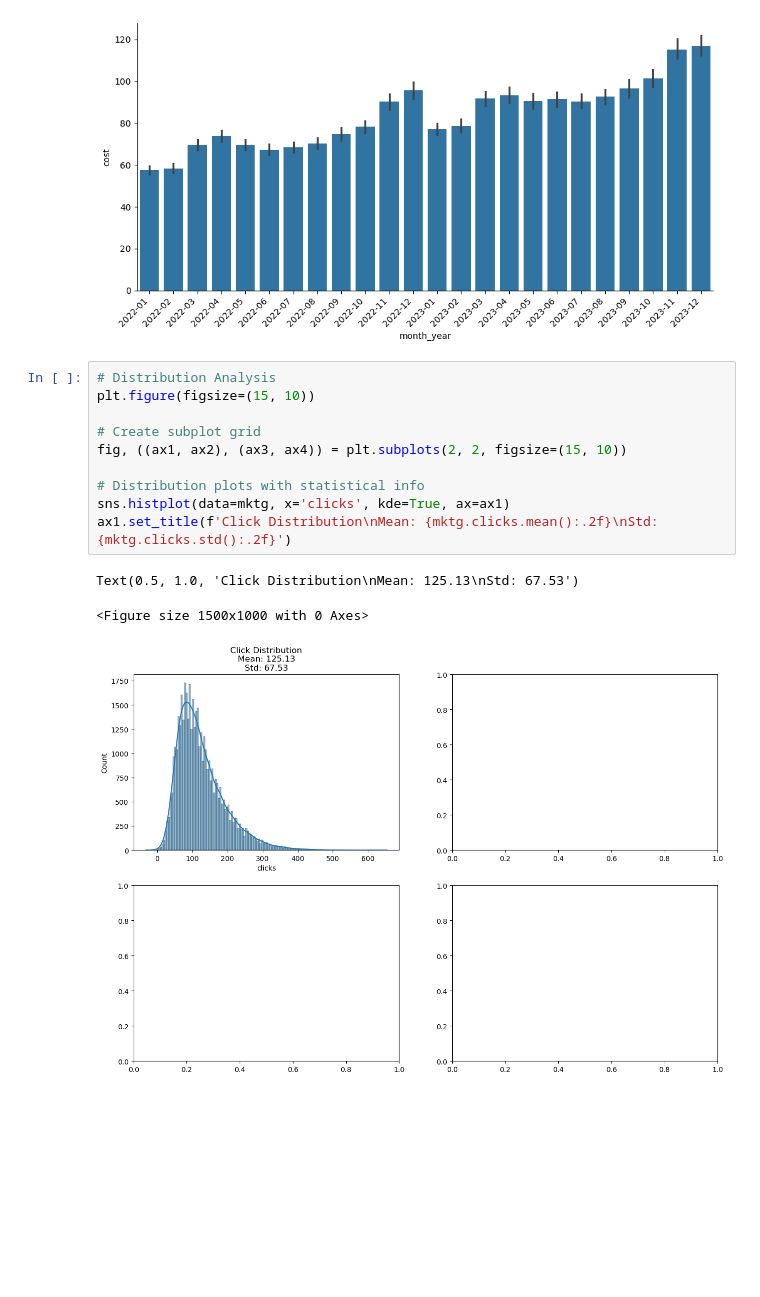
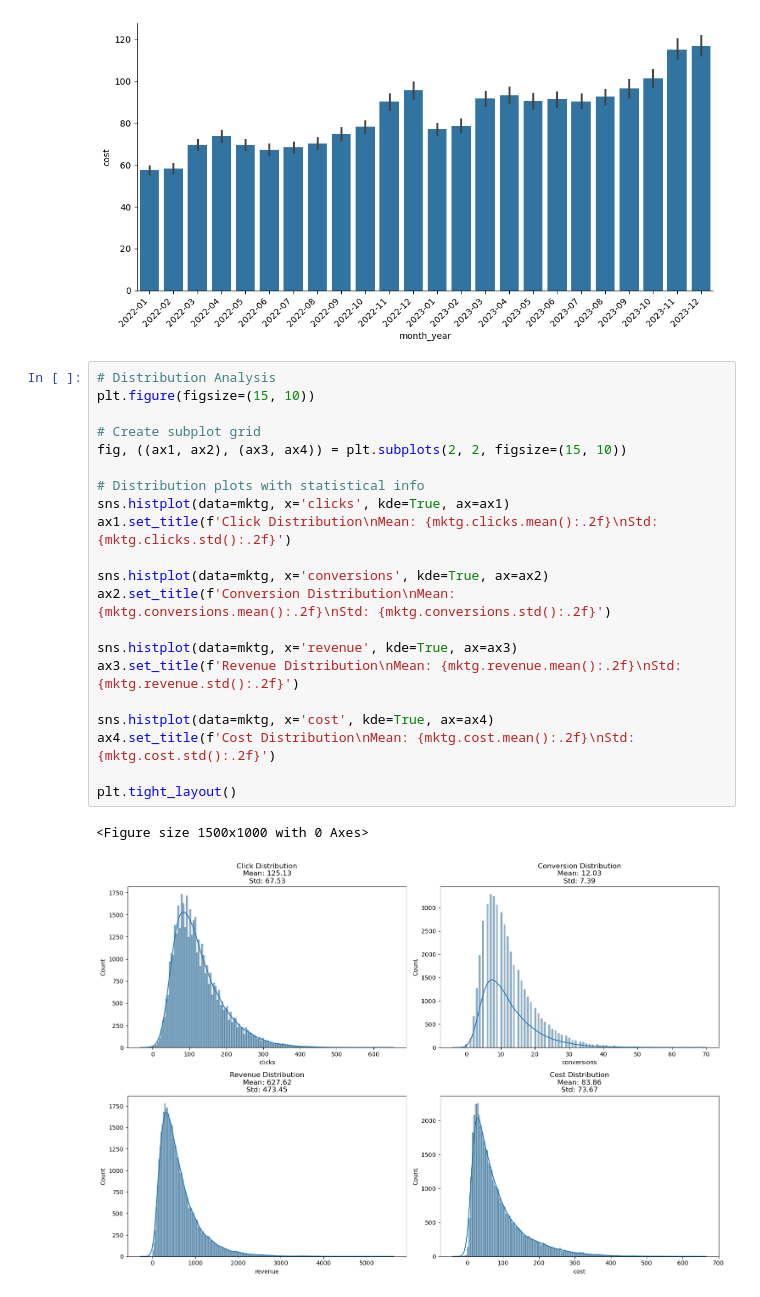
Before and after one commit to rakeshtparayil/marketing_analytics, a Jupyter notebook: marketing_new.ipynb, the cells around one changed output. Cells and saved outputs as stored; diff of their text form; blank space fills up the shorter version.

Commit message:
new_graphs

```diff
--- a/marketing_new.ipynb
+++ b/marketing_new.ipynb
@@ -158,14 +158,24 @@ plt.show()
 # %%
 # Distribution Analysis
 plt.figure(figsize=(15, 10))
 
 # Create subplot grid
 fig, ((ax1, ax2), (ax3, ax4)) = plt.subplots(2, 2, figsize=(15, 10))
 
 # Distribution plots with statistical info
 sns.histplot(data=mktg, x='clicks', kde=True, ax=ax1)
 ax1.set_title(f'Click Distribution\nMean: {mktg.clicks.mean():.2f}\nStd: {mktg.clicks.std():.2f}')
+
+sns.histplot(data=mktg, x='conversions', kde=True, ax=ax2)
+ax2.set_title(f'Conversion Distribution\nMean: {mktg.conversions.mean():.2f}\nStd: {mktg.conversions.std():.2f}')
+
+sns.histplot(data=mktg, x='revenue', kde=True, ax=ax3)
+ax3.set_title(f'Revenue Distribution\nMean: {mktg.revenue.mean():.2f}\nStd: {mktg.revenue.std():.2f}')
+
+sns.histplot(data=mktg, x='cost', kde=True, ax=ax4)
+ax4.set_title(f'Cost Distribution\nMean: {mktg.cost.mean():.2f}\nStd: {mktg.cost.std():.2f}')
+
+plt.tight_layout()
 # %% [output]
-Text(0.5, 1.0, 'Click Distribution\nMean: 125.13\nStd: 67.53')
+<Figure size 1500x1000 with 0 Axes>
-<Figure size 1500x1000 with 0 Axes>
-[figure, old version]
+[figure, new version]
```
Also changed, not shown: parts of 1 cell of this notebook.
